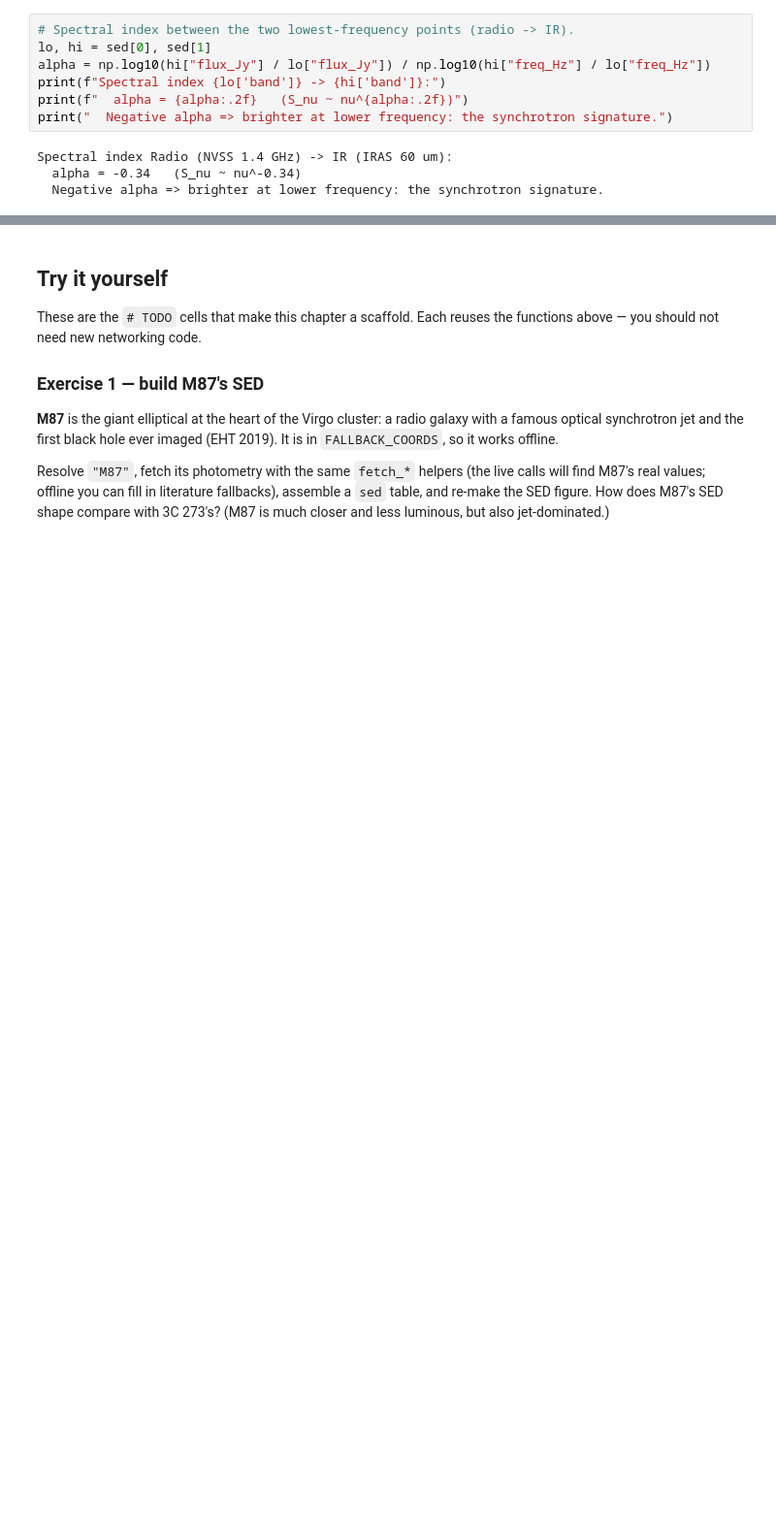
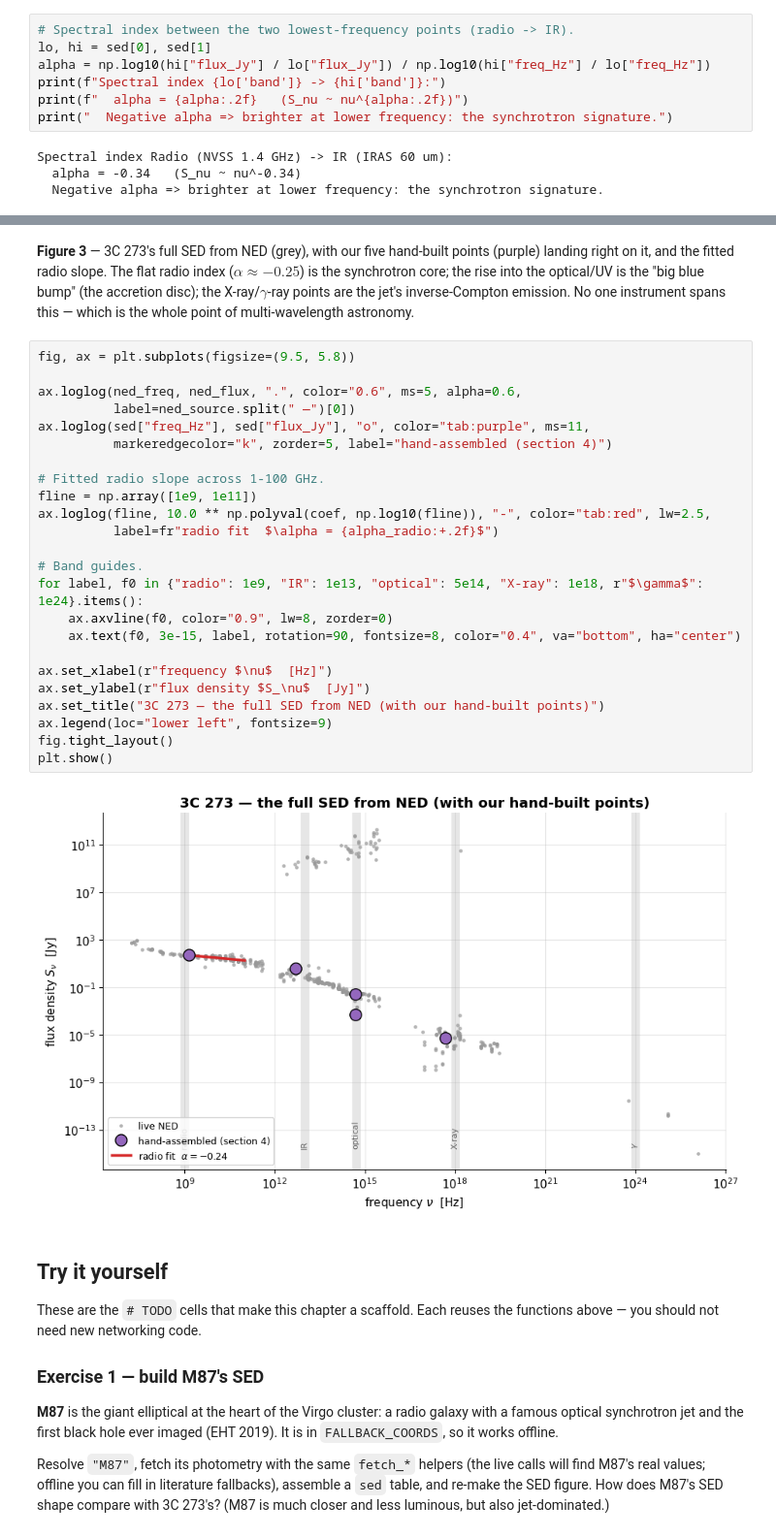
Before and after one commit to joebarbere/jansky, a Jupyter notebook: notebooks/14_multiwavelength.ipynb, the cells around one changed output, grey strips where cells are left out. Shown at 97% size. Drawn from its saved outputs; the diff is of its cells as text; blank space fills up the shorter version.

```diff
--- a/notebooks/14_multiwavelength.ipynb
+++ b/notebooks/14_multiwavelength.ipynb
@@ -693,3 +738,35 @@ Spectral index Radio (NVSS 1.4 GHz) -> IR (IRAS 60 um):
+# %% [markdown]
+**Figure 3** — 3C 273's full SED from NED (grey), with our five hand-built points (purple)
+landing right on it, and the fitted radio slope. The flat radio index ($\alpha \approx -0.25$) is
+the synchrotron core; the rise into the optical/UV is the "big blue bump" (the accretion disc);
+the X-ray/$\gamma$-ray points are the jet's inverse-Compton emission. No one instrument spans this
+— which is the whole point of multi-wavelength astronomy.
+# %%
+fig, ax = plt.subplots(figsize=(9.5, 5.8))
+
+ax.loglog(ned_freq, ned_flux, ".", color="0.6", ms=5, alpha=0.6,
+          label=ned_source.split(" —")[0])
+ax.loglog(sed["freq_Hz"], sed["flux_Jy"], "o", color="tab:purple", ms=11,
+          markeredgecolor="k", zorder=5, label="hand-assembled (section 4)")
+
+# Fitted radio slope across 1-100 GHz.
+fline = np.array([1e9, 1e11])
+ax.loglog(fline, 10.0 ** np.polyval(coef, np.log10(fline)), "-", color="tab:red", lw=2.5,
+          label=fr"radio fit  $\alpha = {alpha_radio:+.2f}$")
+
+# Band guides.
+for label, f0 in {"radio": 1e9, "IR": 1e13, "optical": 5e14, "X-ray": 1e18, r"$\gamma$": 1e24}.items():
+    ax.axvline(f0, color="0.9", lw=8, zorder=0)
+    ax.text(f0, 3e-15, label, rotation=90, fontsize=8, color="0.4", va="bottom", ha="center")
+
+ax.set_xlabel(r"frequency $\nu$  [Hz]")
+ax.set_ylabel(r"flux density $S_\nu$  [Jy]")
+ax.set_title("3C 273 — the full SED from NED (with our hand-built points)")
+ax.legend(loc="lower left", fontsize=9)
+fig.tight_layout()
+plt.show()
+# %% [output]
+[figure, added]
 # %% [markdown]
 ## Try it yourself
 
```
Also changed, not shown: parts of 12 cells of this notebook.
